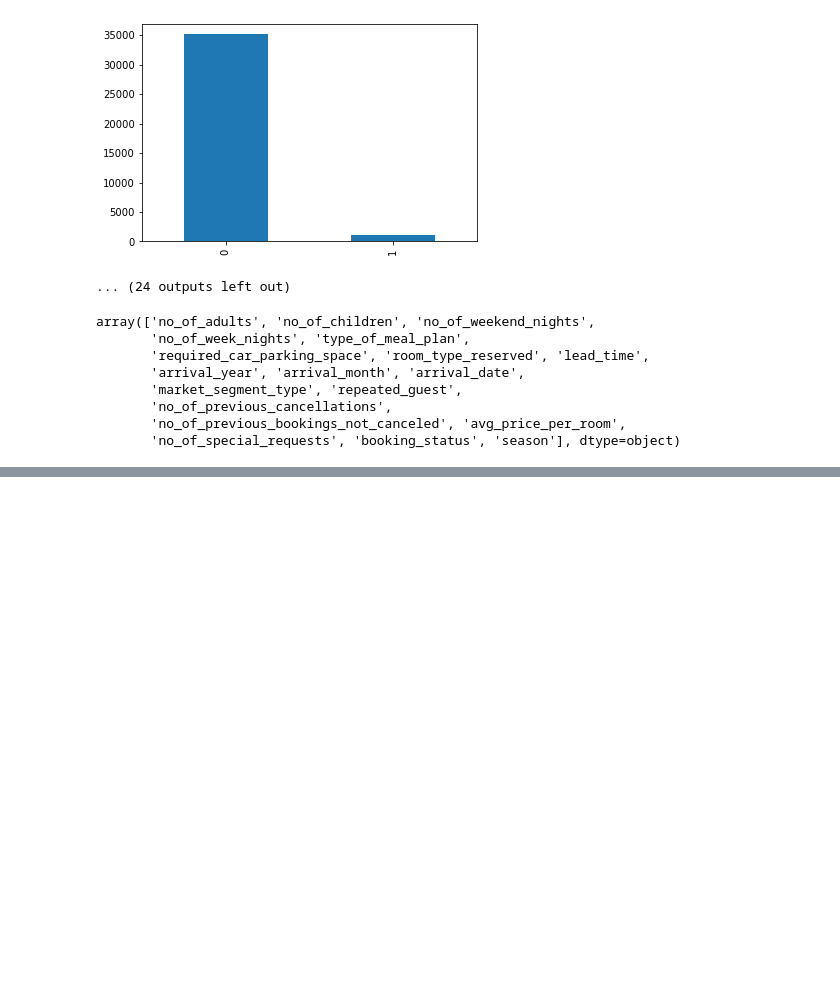
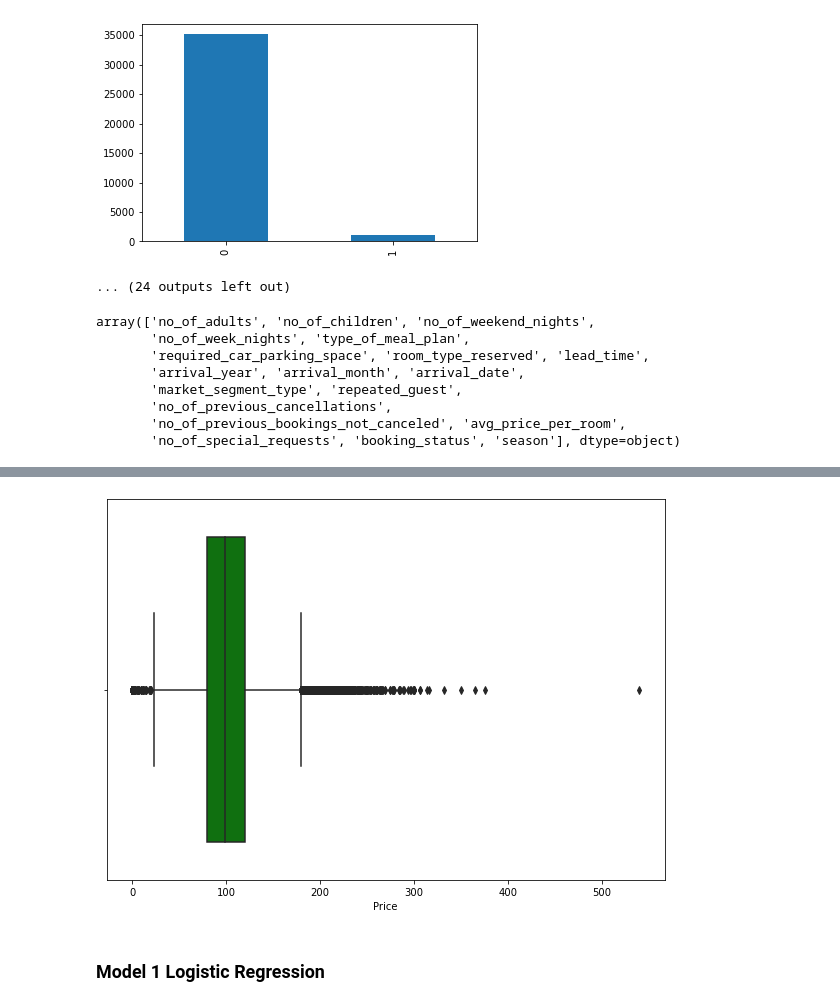
Before and after one commit to WojciechGolebiowski/IBM-ML, a Jupyter notebook: Classification/CLASSIFICATION_CourseProject.ipynb, the cells around one changed output, grey strips where cells are left out. Drawn from its saved outputs; the diff is of its cells as text; code cells hidden in the pictures; blank space fills up the shorter version.

Commit message:
First model created

```diff
--- a/Classification/CLASSIFICATION_CourseProject.ipynb
+++ b/Classification/CLASSIFICATION_CourseProject.ipynb
@@ -148,0 +180,8 @@ data['season'].value_counts().plot(kind='bar');
+# %%
+plt.figure(figsize=(10,7))
+ax = sns.boxplot(data = data, x = 'avg_price_per_room', color = "green")
+ax.set(xlabel='Price');
+# %% [output]
+[figure, added]
+# %% [markdown]
+### Model 1 Logistic Regression
```
Also changed, not shown: parts of 26 cells of this notebook, 1 other file.
